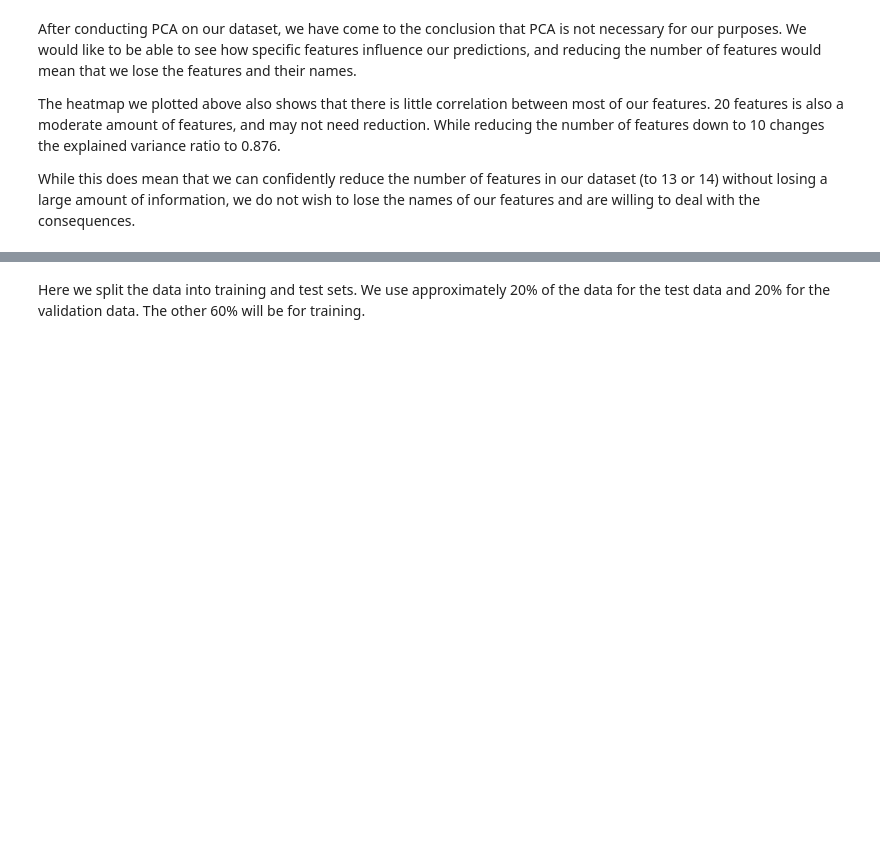
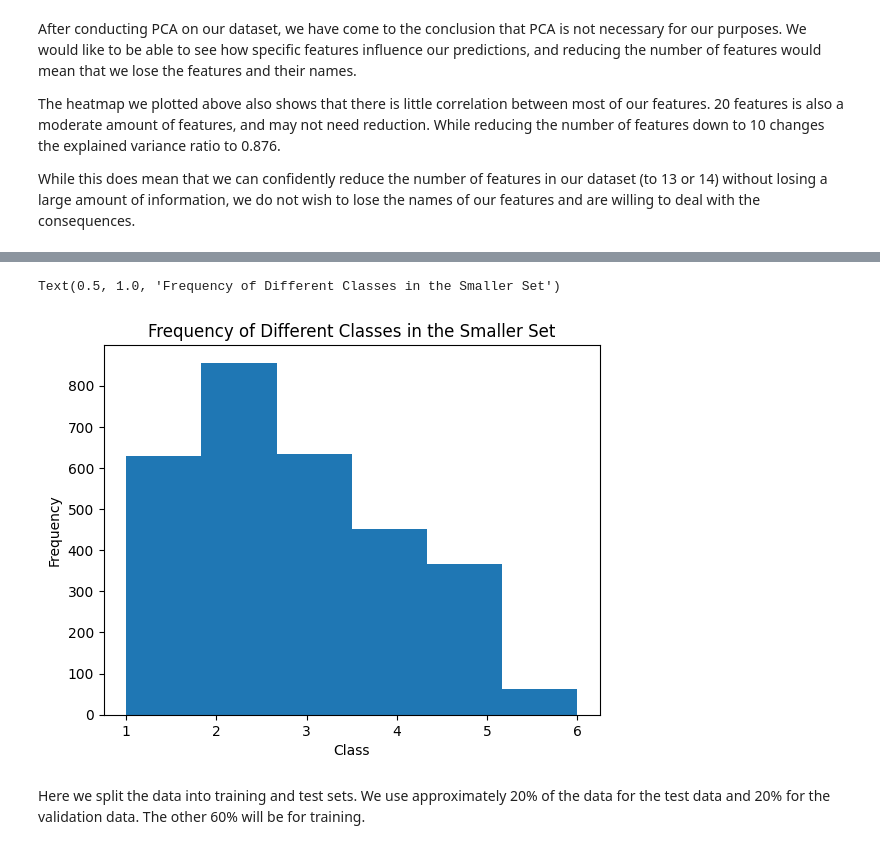
Before and after one commit to Goosy-Goose/CS-UY-4563-final-project, a Jupyter notebook: final_project.ipynb, the cells around one changed output, grey strips where cells are left out. Saved outputs shown, nothing was run; the diff lists cells and outputs as text; code cells hidden in the pictures; blank space fills up the shorter version.

```diff
--- a/final_project.ipynb
+++ b/final_project.ipynb
@@ -141,4 +152,13 @@ y = data[:,19]
 y = y.reshape(-1,1)
+# %%
+# print(y.shape)
+plt.hist(y, bins=6)
+plt.xlabel('Class')
+plt.ylabel('Frequency')
+plt.title('Frequency of Different Classes in the Smaller Set')
+# %% [output]
+Text(0.5, 1.0, 'Frequency of Different Classes in the Smaller Set')
+[figure, added]
 # %% [markdown]
 Here we split the data into training and test sets. We use approximately 20% of the data for the test data and 20% for the validation data. The other 60% will be for training.
 # %%
```
Also changed, not shown: parts of 44 cells of this notebook, 2 other files.
